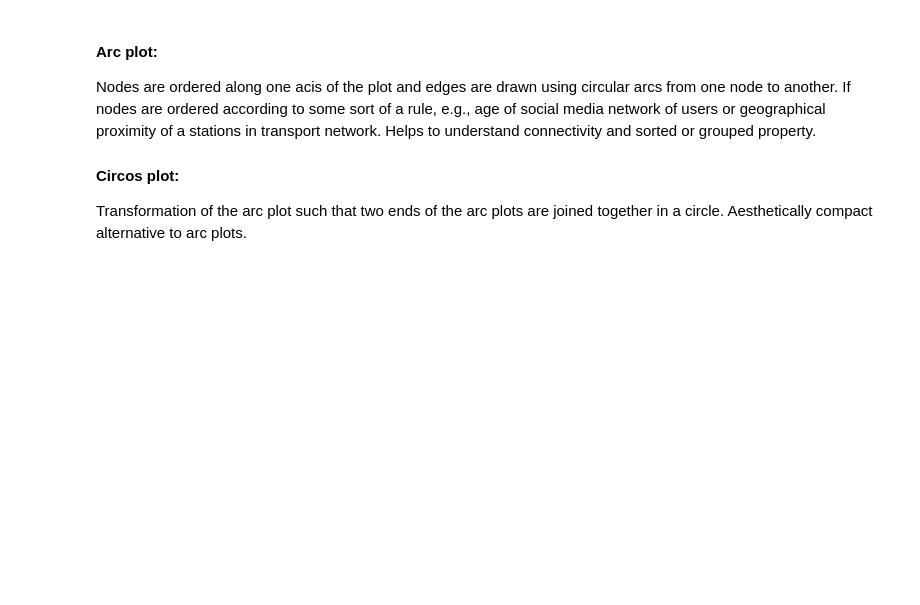
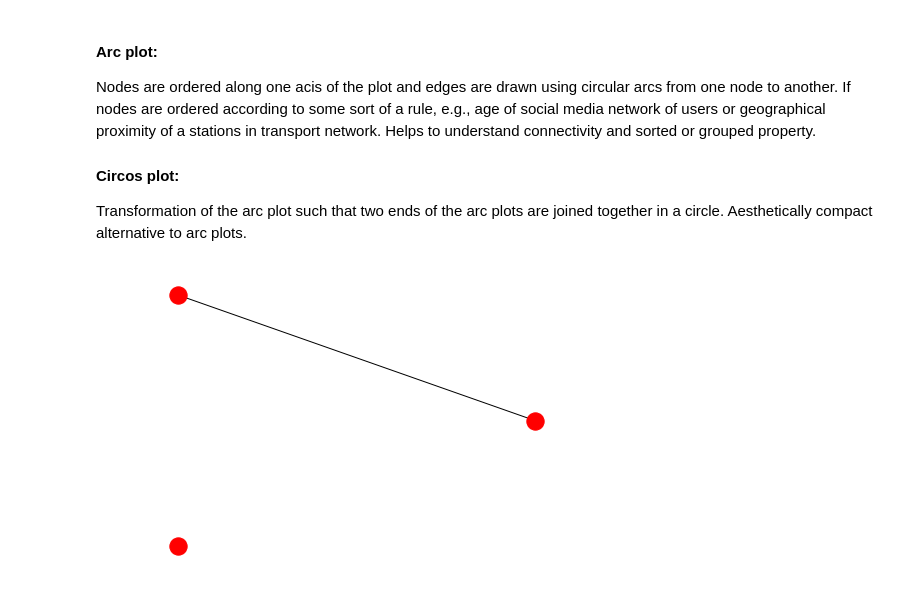
Before and after one commit to sushant2811/NetworkAnalysis, a Jupyter notebook: networkAnalysis.ipynb, the cells around one changed output. Saved outputs shown, nothing was run; the diff lists cells and outputs as text; code cells hidden in the pictures; blank space fills up the shorter version.

```diff
--- a/networkAnalysis.ipynb
+++ b/networkAnalysis.ipynb
@@ -96,3 +96,7 @@ Nodes are ordered along one acis of the plot and edges are drawn using circular
 
 #### Circos plot:
 Transformation of the arc plot such that two ends of the arc plots are joined together in a circle. Aesthetically compact alternative to arc plots.
+# %%
+nx.draw_circular(G)
+# %% [output]
+[figure, added]
```
Also changed, not shown: parts of 16 cells of this notebook.
